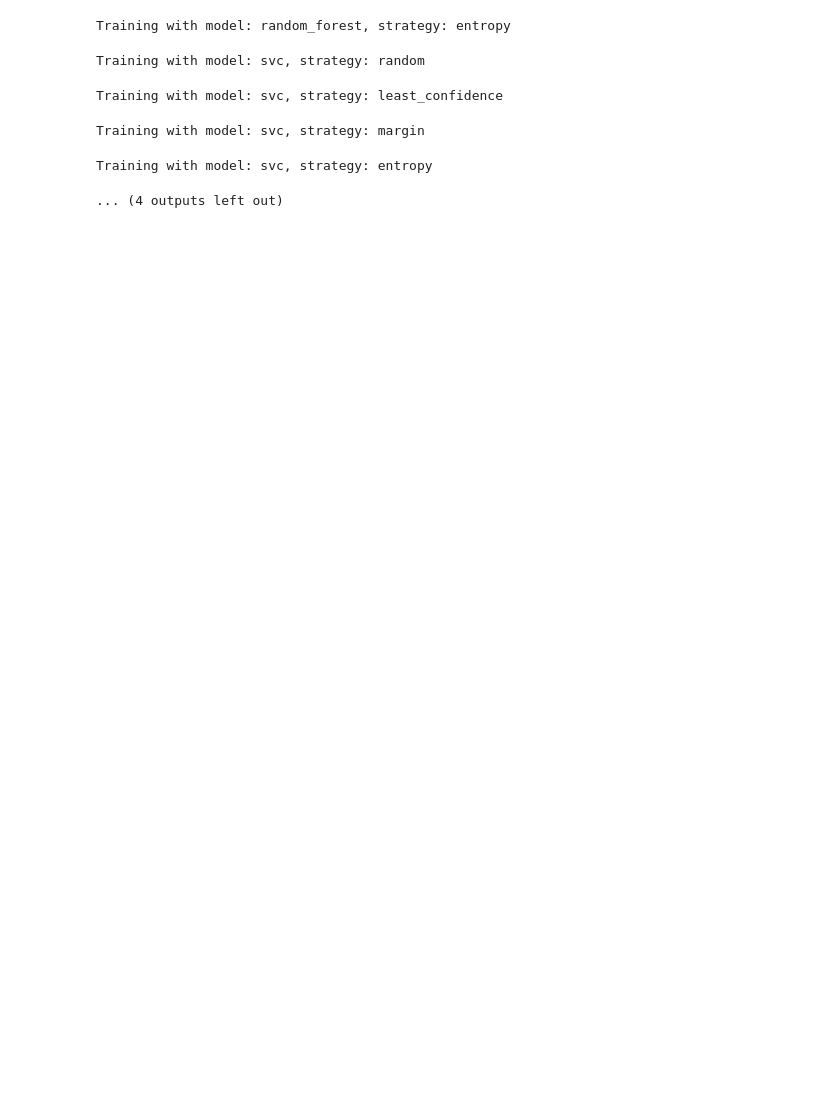
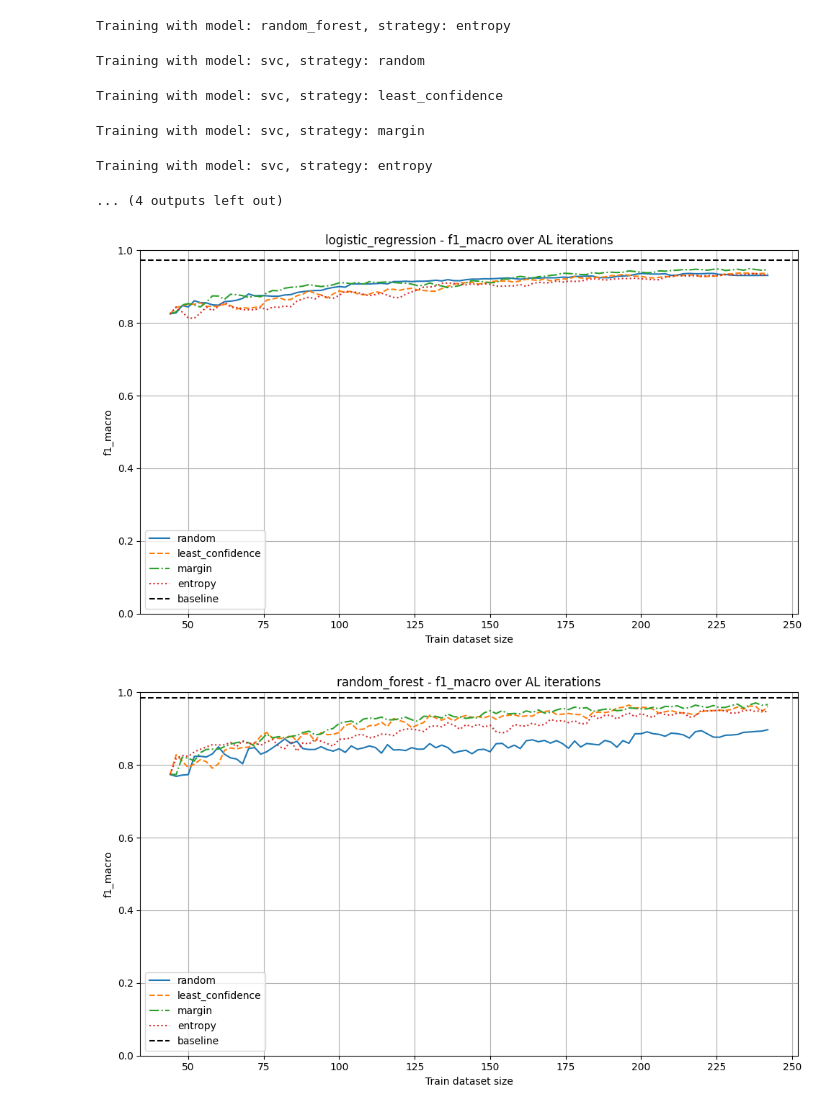
Before and after one commit to mateusztobiasz/zum, a Jupyter notebook: main.ipynb, the cells around one changed output. Saved outputs shown, nothing was run; the diff lists cells and outputs as text; code cells hidden in the pictures; blank space fills up the shorter version.

```diff
--- a/main.ipynb
+++ b/main.ipynb
@@ -49,37 +88,13 @@ strategies_map = {
 # %%
-results_all = []
-
-for model_name, model in models_map.items():
-
-    full_learner = FullLearner(clone(model))
-    baseline_metrics = full_learner.train(
-        X_full,
-        y_full,
-        X_test,
-        y_test,
-    )
-
-    for strategy_name, strategy in strategies_map.items():
-        print(f"Training with model: {model_name}, strategy: {strategy_name}")
-        active_learner = ActiveLearner(clone(model), strategy)
-
-        results = active_learner.train(
-            X_init.copy(),
-            y_init.copy(),
-            X_pool.copy(),
-            y_pool.copy(),
-            X_test,
-            y_test,
-            CONFIG["n_queries"],
-            CONFIG["query_size"]
-        )
-
-        results_all.append({
-            "model": model_name,
-            "strategy": strategy_name,
-            "results": results,
-            "baseline": baseline_metrics
-        })
+results_all = run_experiments(
+    models_map,
+    strategies_map,
+    X_full, y_full,
+    X_init, y_init,
+    X_pool, y_pool,
+    X_test, y_test,
+    CONFIG
+)
 # %% [output]
 Training with model: logistic_regression, strategy: random
 Training with model: logistic_regression, strategy: least_confidence
@@ -94,3 +109,8 @@ Training with model: svc, strategy: least_confidence
 Training with model: svc, strategy: margin
 Training with model: svc, strategy: entropy
 ... (4 outputs left out)
+# %%
+plot_strategy_comparison(results_all, "f1_macro")
+# %% [output]
+[figure, added]
+[figure, added]
```
Also changed, not shown: parts of 8 cells of this notebook, 3 other files.
